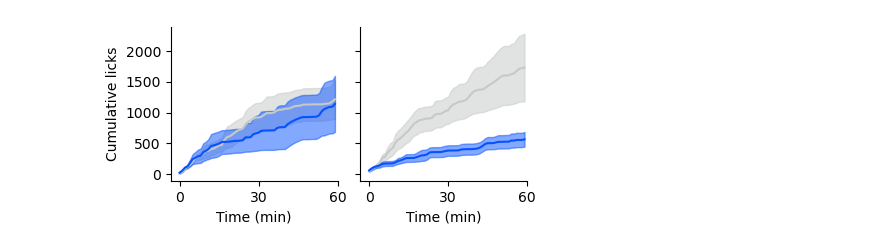
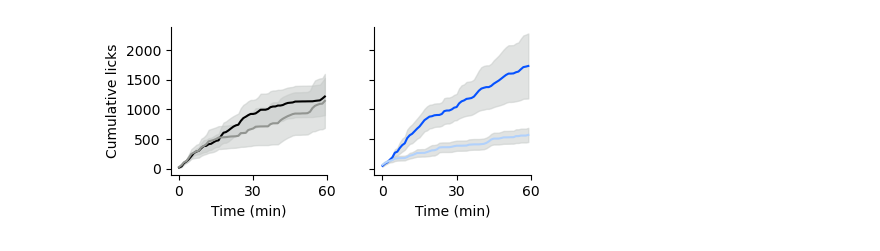
Before and after one commit to mccutcheonlab/immediate-protein-pref, a Jupyter notebook: scripts/fig4.ipynb, the cells around one changed output. Saved outputs shown, nothing was run; the diff lists cells and outputs as text; code cells hidden in the pictures.

```diff
--- a/scripts/fig4.ipynb
+++ b/scripts/fig4.ipynb
@@ -57,7 +57,8 @@ def jitter(x, n, spread=0.1):
 PR_pref = np.array(PR_cas) / (np.array(PR_cas) + np.array(PR_malt))
 NR_pref = np.array(NR_cas) / (np.array(NR_cas) + np.array(NR_malt))
 
-f, ax = plt.subplots(figsize=(2, 5))
+f, ax = plt.subplots(figsize=(1.4, 2),
+                     gridspec_kw={"left": 0.4, "bottom": 0.21, "top": 0.95, "right": 0.95})
 
 ax.bar( 0, np.mean(NR_pref), color=colors[0])
 ax.bar( 1, np.mean(PR_pref), color=colors[2])
@@ -108,37 +109,40 @@ NR_malt = np.array(NR_malt)
 # %%
 def make_cumsum_fig(cas_licks, malt_licks, bins, colors, ax):
 
     cas_sem = np.std(cas_licks, axis=0) / np.sqrt(cas_licks.shape[0])
     malt_sem = np.std(malt_licks, axis=0) / np.sqrt(malt_licks.shape[0])
 
     ax.fill_between(bins[:-1], np.mean(cas_licks, axis=0)-cas_sem, np.mean(cas_licks, axis=0)+cas_sem, color=colors[0], alpha=0.5)
-    ax.plot(bins[:-1], np.mean(cas_licks, axis=0), color=colors[0], label="Casein")
+    ax.plot(bins[:-1], np.mean(cas_licks, axis=0), color=colors[1], label="Casein")
 
-    ax.fill_between(bins[:-1], np.mean(malt_licks, axis=0)-malt_sem, np.mean(malt_licks, axis=0)+malt_sem, color=colors[2], alpha=0.5)
+    ax.fill_between(bins[:-1], np.mean(malt_licks, axis=0)-malt_sem, np.mean(malt_licks, axis=0)+malt_sem, color=colors[0], alpha=0.5)
     ax.plot(bins[:-1], np.mean(malt_licks, axis=0), color=colors[2], label="Maltodextrin")
 
 
 
-f, [ax1, ax2, ax3] = plt.subplots(ncols=3, figsize=(5,2),
+f, [ax1, ax2] = plt.subplots(ncols=2, figsize=(4.5,2),
                                   sharey=True,
-                                  gridspec_kw={"width_ratios": [1, 1, 0.05]}
+                                  gridspec_kw={"left": 0.15, "bottom": 0.21, "top": 0.95, "right": 0.95,
+                                               "wspace": 0.3}
                                   )
 
-make_cumsum_fig(NR_cas, NR_malt, bins, colors, ax1)
-make_cumsum_fig(PR_cas, PR_malt, bins, colors, ax2)
+colors_NR = ["xkcd:silver", "black", "xkcd:grey"]
+colors_PR = ["xkcd:silver", "xkcd:electric blue", "xkcd:powder blue"]
+
+make_cumsum_fig(NR_cas, NR_malt, bins, colors_NR, ax1)
+make_cumsum_fig(PR_cas, PR_malt, bins, colors_PR, ax2)
 
 for ax in [ax1, ax2]:
     ax.set_xlim(-200, 3600)
     ax.set_xticks([0, 1800, 3600], labels=[0, 30, 60])
     ax.set_xlabel("Time (min)")
 
     ax.spines["top"].set_visible(False)
     ax.spines["right"].set_visible(False)
 
 ax1.set_ylabel("Cumulative licks")
 
-ax3.axis("off")
 
 f.savefig(FIGSFOLDER / "4B_cumulative_licks.pdf", dpi=300)
 # %% [output]
-[figure, old version]
+[figure, new version]
```
Also changed, not shown: parts of 1 cell of this notebook, 3 other files.
